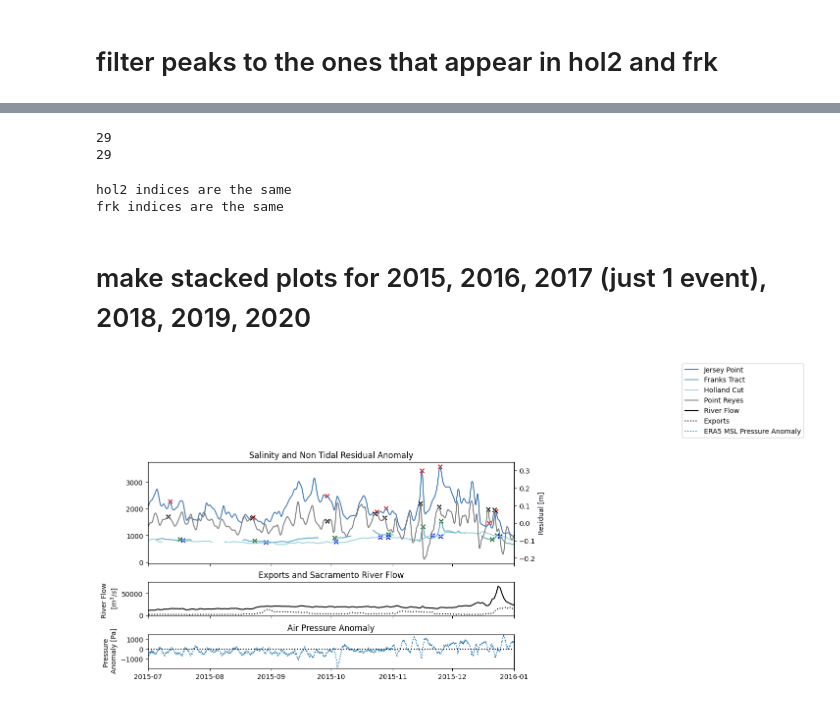
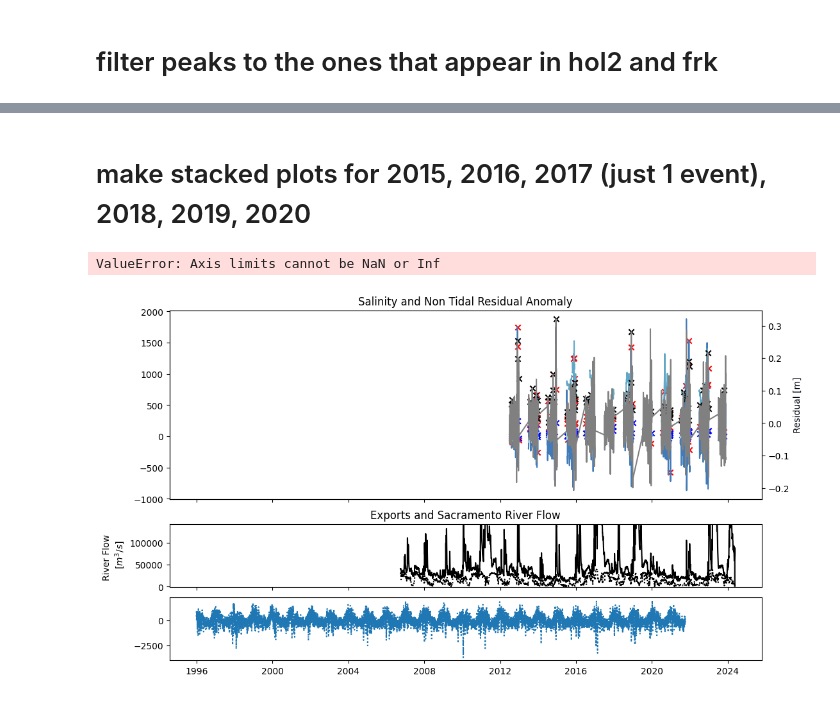
Before and after one commit to jennaisrael/Savio_scratch_back_up, a Jupyter notebook: climate_data_processing/identify_stp/peaks_at_frk_hol2_exports.ipynb, the cells around one changed output, grey strips where cells are left out. Cells and saved outputs as stored; diff of their text form; code cells hidden in the pictures.

```diff
--- a/climate_data_processing/identify_stp/peaks_at_frk_hol2_exports.ipynb
+++ b/climate_data_processing/identify_stp/peaks_at_frk_hol2_exports.ipynb
@@ -178,13 +203,13 @@ peaksjp, propertiesjp = find_peaks(df_f_wo21.jp.dropna().values, prominence=10,w
 jp_indices = df_f_wo21.jp.dropna().index
 peakshol2, propertieshol2 = find_peaks(df_f_wo21.hol2.dropna().values, prominence=5,width=(0,maxw))
 hol2_indices = df_f_wo21.hol2.dropna().index
-peaksfrk, propertiesfrk = find_peaks(df_f_wo21.frk.dropna().values, prominence=5,width=(0,maxw))
-frk_indices = df_f_wo21.frk.dropna().index
+# peaksfrk, propertiesfrk = find_peaks(df_f_wo21.frk.dropna().values, prominence=5,width=(0,maxw))
+# frk_indices = df_f_wo21.frk.dropna().index
 #peakshol210, _ = find_peaks(df_f_wo21.hol2.values, prominence=10)
 idx=np.arange(0,len(df_f_wo21.pr.values))#has the same shape as the first argument
 df_f_wo21['pr_peak']=np.isin(df_f_wo21.index,pr_indices[peakspr]) #for this one need to map from the nan dropped list to full list
 df_f_wo21['jp_peak']=np.isin(df_f_wo21.index,jp_indices[peaksjp])
 df_f_wo21['hol2_peak']=np.isin(df_f_wo21.index,hol2_indices[peakshol2])
-df_f_wo21['frk_peak']=np.isin(df_f_wo21.index,frk_indices[peaksfrk])
+#df_f_wo21['frk_peak']=np.isin(df_f_wo21.index,frk_indices[peaksfrk])
 df_f_wo21
 # %% [output]
@@ -217,7 +241,7 @@ print(df_f_wo21['hol2_peak'].sum())
 # %%
 #how far to search for an event beyond the point reyes peak
 win=27 #number of samples in 24 hours
-winh=177
+winh= 149#177
 #make an array of ones to multiply by the true false
 ov=np.ones_like(df_f_wo21['pr_peak'].values)
 # %%
@@ -313,20 +376,14 @@ peak_frk24h=peak_frk24h[1:]
 # %%
-#how many peak_pr and peak_jp are the same between 1 and 2 (identified using frk versus hol2)
-peak_pr_both, ind_pr_1,ind_pr_2 =np.intersect1d(peak_pr24h_1,peak_pr24h_2,return_indices=True)
-peak_jp_both, ind_jp_1,ind_jp_2=np.intersect1d(peak_jp24h_1,peak_jp24h_2,return_indices=True)
-print(len(peak_pr_both))
-print(len(peak_jp_both))
+# #how many peak_pr and peak_jp are the same between 1 and 2 (identified using frk versus hol2)
+# peak_pr_both, ind_pr_1,ind_pr_2 =np.intersect1d(peak_pr24h_1,peak_pr24h_2,return_indices=True)
+# peak_jp_both, ind_jp_1,ind_jp_2=np.intersect1d(peak_jp24h_1,peak_jp24h_2,return_indices=True)
+# print(len(peak_pr_both))
+# print(len(peak_jp_both))
-# %% [output]
-29
-29
 # %%
-#now need to index the associated franks tract and hol2
-#are ind_pr_1 and ind_jp_1 the same?
-if np.array_equal(ind_pr_1,ind_jp_1)==True:
-    print('hol2 indices are the same')
-if np.array_equal(ind_pr_2,ind_jp_2)==True:
-    print('frk indices are the same')
+# #now need to index the associated franks tract and hol2
+# #are ind_pr_1 and ind_jp_1 the same?
+# if np.array_equal(ind_pr_1,ind_jp_1)==True:
+#     print('hol2 indices are the same')
+# if np.array_equal(ind_pr_2,ind_jp_2)==True:
+#     print('frk indices are the same')
-# %% [output]
-hol2 indices are the same
-frk indices are the same
 # %%
@@ -341,43 +398,44 @@ peak_frk_both=peak_frk24h[ind_pr_2]
 fig, ax = plt.subplots(3,1,layout="constrained",sharex=True,figsize=(11,6),gridspec_kw={'height_ratios': [3, 1, 1]})
 
 #Set the date limits of the plot HERE so I can rescale the axes by min and max in this range
-lim1=datetime(2015,7,1)
-lim2=datetime(2016,1,1)
+lim1=datetime(2022,7,1)
+lim2=datetime(2023,1,1)
 #colors to be consistent with other plors
 colors = plt.colormaps['Dark2'].colors #this is a tuple so need to use tuple indexing [rom][column]
 
 
 a, = ax[0].plot(df_f_wo21.jp,color=cmocean.cm.ice(3/6),label="Jersey Point")
-ax[0].scatter(df_f_wo21.datetime.loc[peak_jp_both],df_f_wo21.jp.loc[peak_jp_both],marker="x",color='r')
+ax[0].scatter(df_f_wo21.datetime.loc[peak_jp24h_1],df_f_wo21.jp.loc[peak_jp24h_1],marker="x",color='r')
 b, = ax[0].plot(df_f_wo21.frk,color=cmocean.cm.ice(4/6),label="Franks Tract")
-ax[0].scatter(df_f_wo21.datetime.loc[peak_frk_both],df_f_wo21.frk.loc[peak_frk_both],marker="x",color='darkgreen')
+#ax[0].scatter(df_f_wo21.datetime.loc[peak_frk_both],df_f_wo21.frk.loc[peak_frk_both],marker="x",color='darkgreen')
 c, = ax[0].plot(df_f_wo21.hol2,color=cmocean.cm.ice(5/6),label="Holland Cut")
-ax[0].scatter(df_f_wo21.datetime.loc[peak_hol2_both],df_f_wo21.hol2.loc[peak_hol2_both],marker="x",color='b')
+ax[0].scatter(df_f_wo21.datetime.loc[peak_hol224h],df_f_wo21.hol2.loc[peak_hol224h],marker="x",color='b')
 ax0=ax[0].twinx()
 d, = ax0.plot(pr_indices,df_f_wo21.pr.dropna(),color='grey', label="Point Reyes")
-ax0.scatter(df_f_wo21.datetime.loc[peak_pr_both], df_f_wo21.pr.loc[peak_pr_both],marker="x",color='k')
+ax0.scatter(df_f_wo21.datetime.loc[peak_pr24h_1], df_f_wo21.pr.loc[peak_pr24h_1],marker="x",color='k')
 ax0.set_ylabel("Residual [m]",color=cmocean.cm.ice(0))
 ax[0].set_title('Salinity and Non Tidal Residual Anomaly')
 
 e, = ax[1].plot(fluxc['sac_sjr']*-1, label="River Flow", color='k')
 f, = ax[1].plot(fluxc['exports'], label="Exports", color='k',linestyle=':')
 min1=fluxc[lim1:lim2][['sac_sjr','exports']].abs().min(axis=None).min()-2500
 max1=fluxc[lim1:lim2][['sac_sjr','exports']].abs().max(axis=None).max()+10000
 ax[1].set_ylim([min1,max1])
 ax[1].set_ylabel("River Flow \n [$m^3/s$]")
 ax[1].set_title('Exports and Sacramento River Flow')
 #ax[1].legend()
 
 g, = ax[2].plot(df_pr['msl_a'],label='ERA5 MSL Pressure Anomaly',linestyle=':')
-min2=df_pr['msl_a'][lim1:lim2].min()-5
-max2=df_pr['msl_a'][lim1:lim2].max()+5
+min2=df_pr['msl_a'][lim1:lim2].dropna().min()-5
+max2=df_pr['msl_a'][lim1:lim2].dropna().max()+5
 ax[2].set_ylim([min2,max2])
 ax[2].set_ylabel("Pressure \n Anomaly [Pa]")
 ax[2].axhline(y=0, color = 'k',linestyle=':')
 ax[2].set_title('Air Pressure Anomaly')
 
 ax[0].set_xlim(lim1,lim2)
-leg = plt.legend(handles=[a,b,c,d,e,f,g],loc='upper right', bbox_to_anchor=(1.8, 2.0))
+#leg = plt.legend(handles=[a,b,c,d,e,f,g],loc='upper right', bbox_to_anchor=(1.8, 2.0))
 plt.show()
 # %% [output]
+ValueError: Axis limits cannot be NaN or Inf
-[figure, old version]
+[figure, new version]
```
Also changed, not shown: parts of 23 cells of this notebook, 3 other files.
